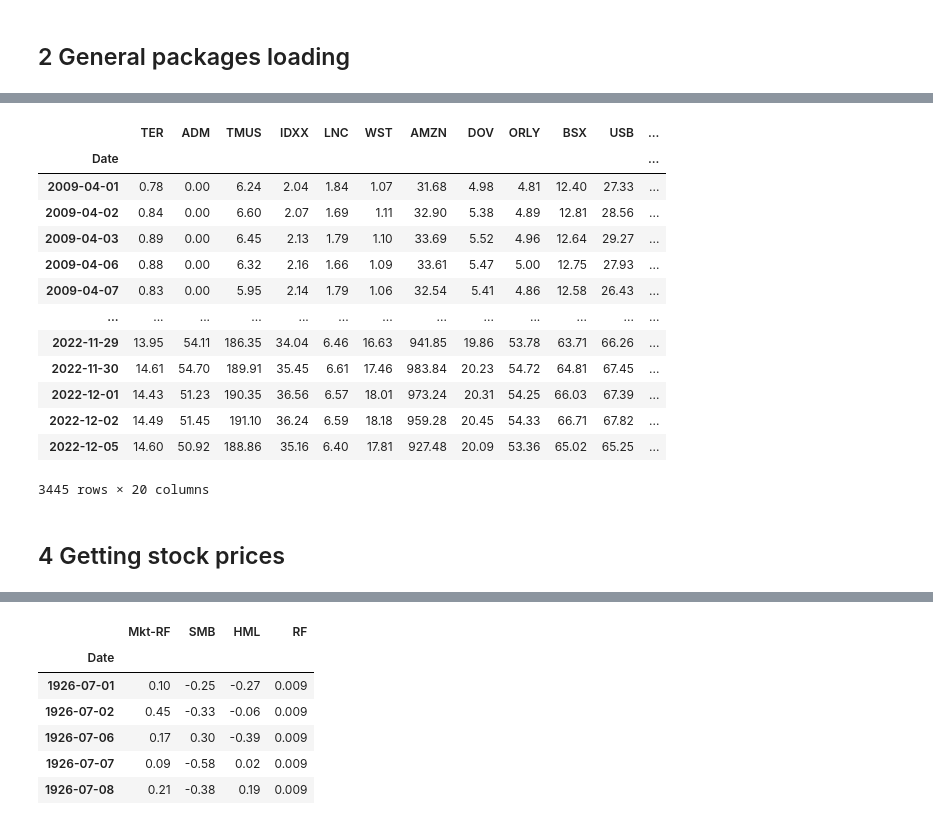
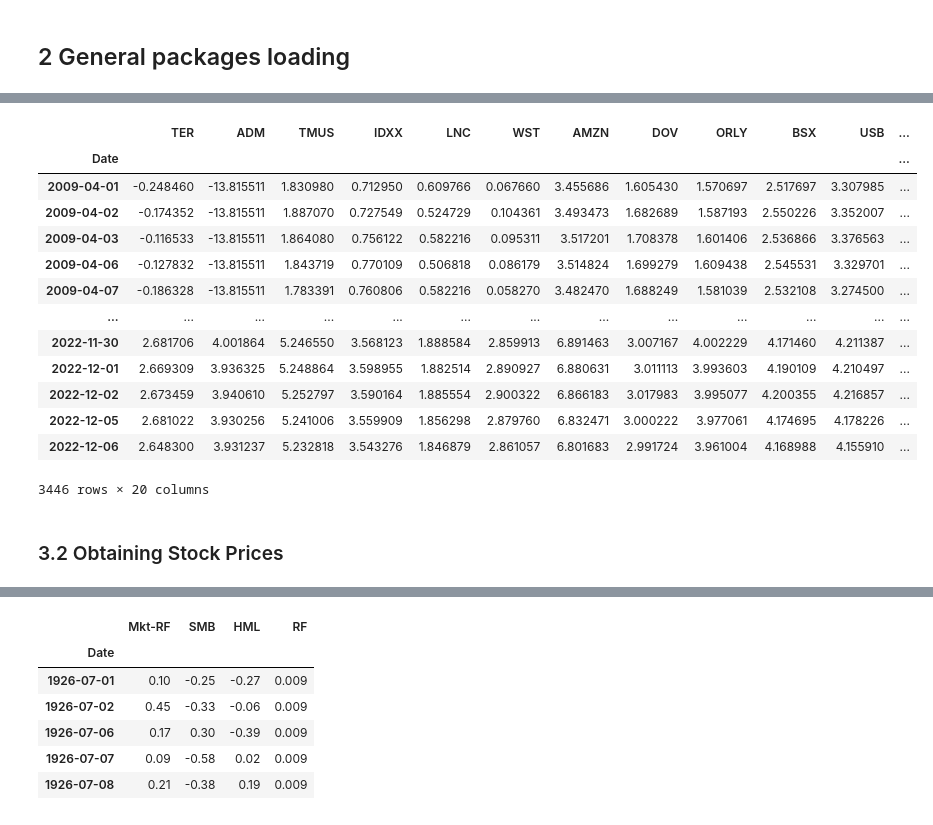
Before and after one commit to tigerbroko/Nova-SBE-Introduction-to-Programming, a Jupyter notebook: Intro-to-Programming-Project.ipynb, the cells around one changed output, grey strips where cells are left out. Saved outputs shown, nothing was run; the diff lists cells and outputs as text; code cells hidden in the pictures.

```diff
--- a/Intro-to-Programming-Project.ipynb
+++ b/Intro-to-Programming-Project.ipynb
@@ -58,33 +59,35 @@ Elapsed time: 4.544 seconds.
 # %%
 # merging mkt. capital for all stocks, and renaming the columns according to particular stocks
 df_mkt_cap = mkt_cap_df_list[0]
 
 for dataframe in mkt_cap_df_list[1:] :
     df_mkt_cap = df_mkt_cap.merge(dataframe, on='Date', how = 'inner')
 
 mc_columns_names = ['Date']
 mc_columns_names.extend(tickers)
 df_mkt_cap.columns = mc_columns_names
 df_mkt_cap.set_index('Date', inplace=True)
 
-df_mkt_cap
+# using size instead of mkt_cap to rule out skewness
+df_size = np.log(df_mkt_cap + 0.000001)
+df_size
 # %% [output]
 |  | TER | ADM | TMUS | IDXX | LNC | WST | AMZN | DOV | ORLY | BSX | USB | ... |
 | Date |  |  |  |  |  |  |  |  |  |  |  | ... |
-| 2009-04-01 | 0.78 | 0.00 | 6.24 | 2.04 | 1.84 | 1.07 | 31.68 | 4.98 | 4.81 | 12.40 | 27.33 | ... |
-| 2009-04-02 | 0.84 | 0.00 | 6.60 | 2.07 | 1.69 | 1.11 | 32.90 | 5.38 | 4.89 | 12.81 | 28.56 | ... |
-| 2009-04-03 | 0.89 | 0.00 | 6.45 | 2.13 | 1.79 | 1.10 | 33.69 | 5.52 | 4.96 | 12.64 | 29.27 | ... |
-| 2009-04-06 | 0.88 | 0.00 | 6.32 | 2.16 | 1.66 | 1.09 | 33.61 | 5.47 | 5.00 | 12.75 | 27.93 | ... |
-| 2009-04-07 | 0.83 | 0.00 | 5.95 | 2.14 | 1.79 | 1.06 | 32.54 | 5.41 | 4.86 | 12.58 | 26.43 | ... |
+| 2009-04-01 | -0.248460 | -13.815511 | 1.830980 | 0.712950 | 0.609766 | 0.067660 | 3.455686 | 1.605430 | 1.570697 | 2.517697 | 3.307985 | ... |
+| 2009-04-02 | -0.174352 | -13.815511 | 1.887070 | 0.727549 | 0.524729 | 0.104361 | 3.493473 | 1.682689 | 1.587193 | 2.550226 | 3.352007 | ... |
+| 2009-04-03 | -0.116533 | -13.815511 | 1.864080 | 0.756122 | 0.582216 | 0.095311 | 3.517201 | 1.708378 | 1.601406 | 2.536866 | 3.376563 | ... |
+| 2009-04-06 | -0.127832 | -13.815511 | 1.843719 | 0.770109 | 0.506818 | 0.086179 | 3.514824 | 1.699279 | 1.609438 | 2.545531 | 3.329701 | ... |
+| 2009-04-07 | -0.186328 | -13.815511 | 1.783391 | 0.760806 | 0.582216 | 0.058270 | 3.482470 | 1.688249 | 1.581039 | 2.532108 | 3.274500 | ... |
 | ... | ... | ... | ... | ... | ... | ... | ... | ... | ... | ... | ... | ... |
-| 2022-11-29 | 13.95 | 54.11 | 186.35 | 34.04 | 6.46 | 16.63 | 941.85 | 19.86 | 53.78 | 63.71 | 66.26 | ... |
-| 2022-11-30 | 14.61 | 54.70 | 189.91 | 35.45 | 6.61 | 17.46 | 983.84 | 20.23 | 54.72 | 64.81 | 67.45 | ... |
-| 2022-12-01 | 14.43 | 51.23 | 190.35 | 36.56 | 6.57 | 18.01 | 973.24 | 20.31 | 54.25 | 66.03 | 67.39 | ... |
-| 2022-12-02 | 14.49 | 51.45 | 191.10 | 36.24 | 6.59 | 18.18 | 959.28 | 20.45 | 54.33 | 66.71 | 67.82 | ... |
-| 2022-12-05 | 14.60 | 50.92 | 188.86 | 35.16 | 6.40 | 17.81 | 927.48 | 20.09 | 53.36 | 65.02 | 65.25 | ... |
+| 2022-11-30 | 2.681706 | 4.001864 | 5.246550 | 3.568123 | 1.888584 | 2.859913 | 6.891463 | 3.007167 | 4.002229 | 4.171460 | 4.211387 | ... |
+| 2022-12-01 | 2.669309 | 3.936325 | 5.248864 | 3.598955 | 1.882514 | 2.890927 | 6.880631 | 3.011113 | 3.993603 | 4.190109 | 4.210497 | ... |
+| 2022-12-02 | 2.673459 | 3.940610 | 5.252797 | 3.590164 | 1.885554 | 2.900322 | 6.866183 | 3.017983 | 3.995077 | 4.200355 | 4.216857 | ... |
+| 2022-12-05 | 2.681022 | 3.930256 | 5.241006 | 3.559909 | 1.856298 | 2.879760 | 6.832471 | 3.000222 | 3.977061 | 4.174695 | 4.178226 | ... |
+| 2022-12-06 | 2.648300 | 3.931237 | 5.232818 | 3.543276 | 1.846879 | 2.861057 | 6.801683 | 2.991724 | 3.961004 | 4.168988 | 4.155910 | ... |
-3445 rows × 20 columns
+3446 rows × 20 columns
-# %% [markdown]
-## 4 Getting stock prices
+# %% [markdown]
+### 3.2 Obtaining Stock Prices
 # %%
 # downloading stocks prices - designed to save as csv, so we have "back-up" if something goes wrong later
 success_tickers, failed_tickers = sp.get_stocks(tickers)
```
Also changed, not shown: parts of 16 cells of this notebook, 22 other files.
